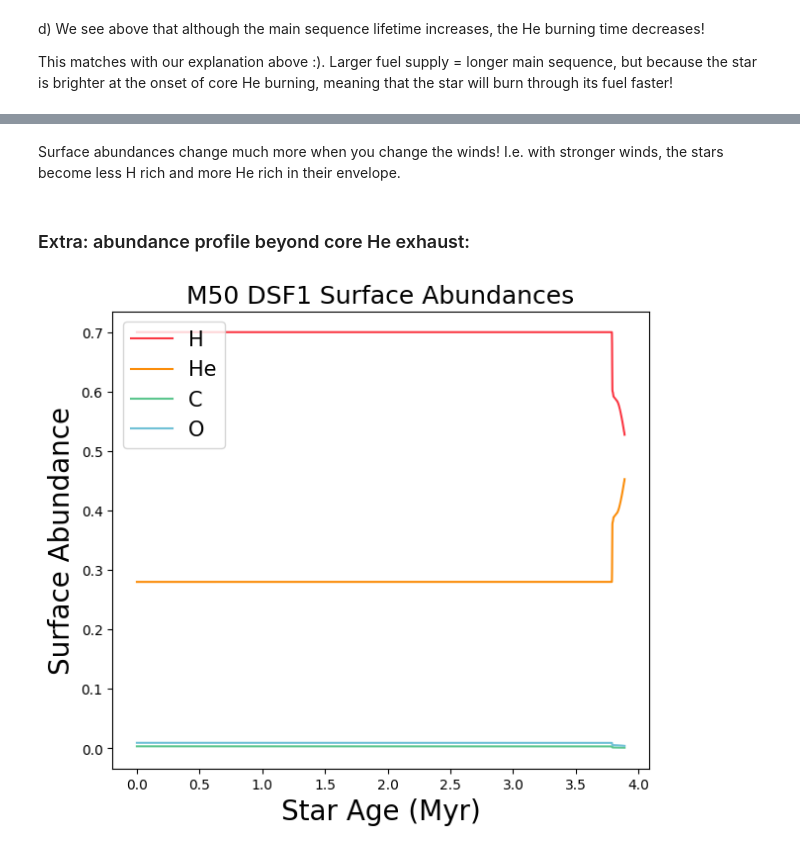
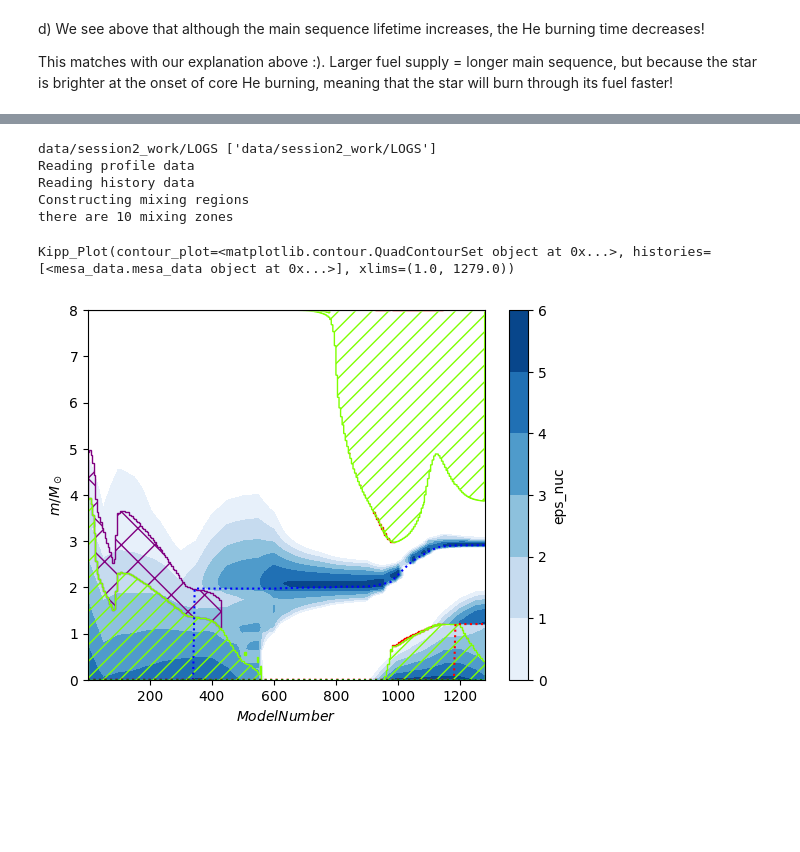
Before and after one commit to LiekeVanSon/ASBE-course, a Jupyter notebook: practicum/session2/solutions_session2/solutions_session2.ipynb, the cells around one changed output, grey strips where cells are left out. Cells and saved outputs as stored; diff of their text form; code cells hidden in the pictures; blank space fills up the shorter version.

Commit message:
finished solutions for session 2!

```diff
--- a/practicum/session2/solutions_session2/solutions_session2.ipynb
+++ b/practicum/session2/solutions_session2/solutions_session2.ipynb
@@ -262,12 +200,10 @@ plot_surface_abundances(M50_DSF01_hist_data, var_name='DSF01')
-# %% [markdown]
-Surface abundances change much more when you change the winds! I.e. with stronger winds, the stars become less H rich and more He rich in their envelope.
-# %% [markdown]
-### Extra: abundance profile beyond core He exhaust:
-# %%
-# Re-read in to load the newest data
-M50_DSF1_hist_data = mr.MesaData('data/M50_overshoot0_DSF1p0/LOGS/history.data')
-
-# Plot it
-plot_surface_abundances(M50_DSF1_hist_data, var_name='DSF1')
-# %% [output]
-[figure, removed]
+# %%
+mkipp.kipp_plot(mkipp.Kipp_Args(logs_dirs = ['data/session2_work/LOGS'], save_filename = "plots/Kippenhahn.png",))
+# %% [output]
+data/session2_work/LOGS ['data/session2_work/LOGS']
+Reading profile data
+Reading history data
+Constructing mixing regions
+there are 10 mixing zones
+Kipp_Plot(contour_plot=<matplotlib.contour.QuadContourSet object at 0x...>, histories=[<mesa_data.mesa_data object at 0x...>], xlims=(1.0, 1279.0))
+[figure, added]
```
Also changed, not shown: parts of 14 cells of this notebook, 7 other files.
